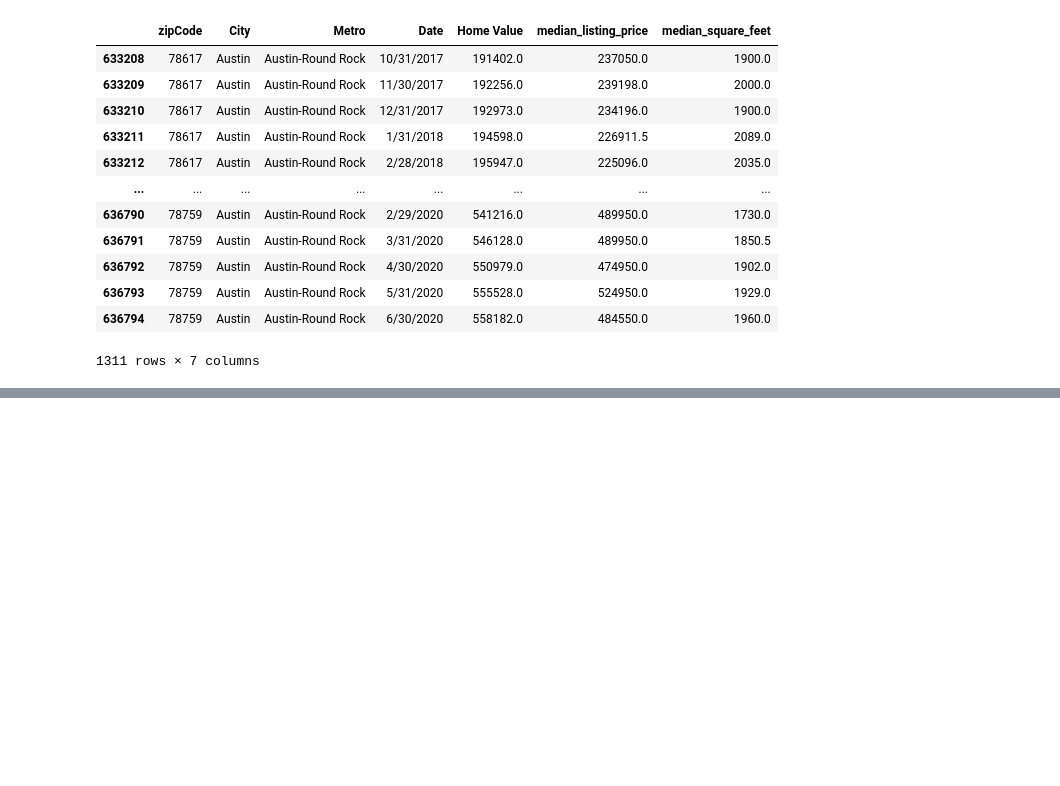
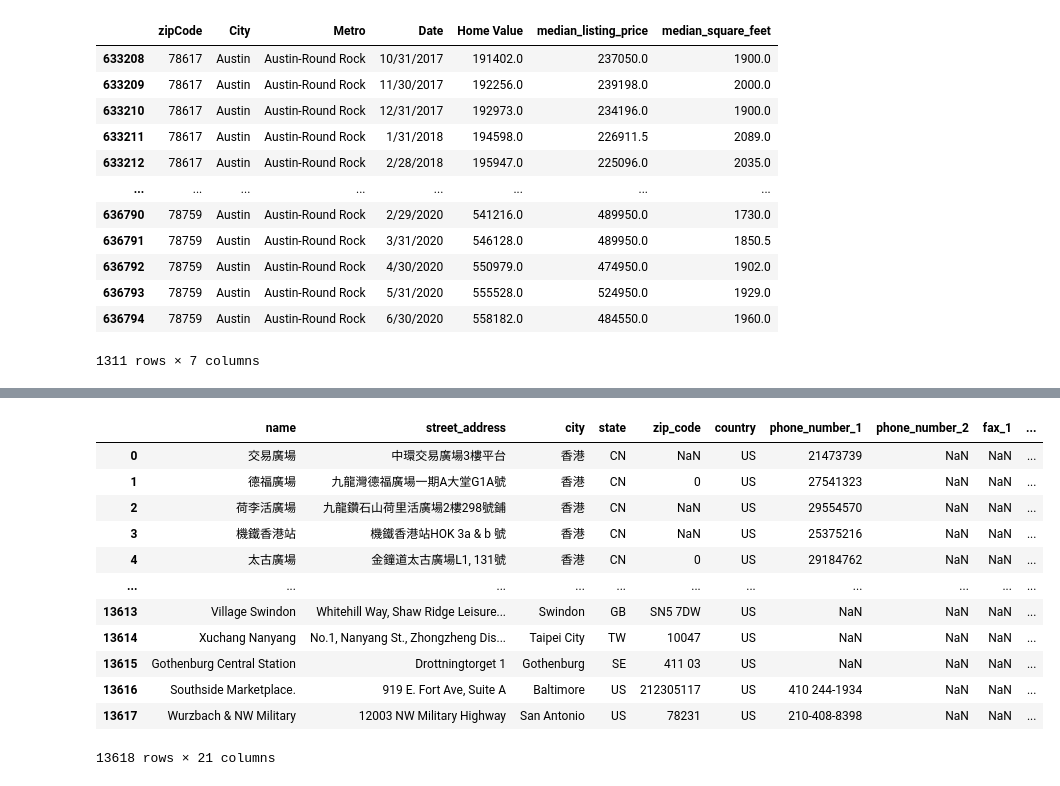
Before and after one commit to EGeorge2021r/Fintech5Falcons, a Jupyter notebook: Resources/project1_estate_data.ipynb, the cells around one changed output, grey strips where cells are left out. Saved outputs shown, nothing was run; the diff lists cells and outputs as text; code cells hidden in the pictures; blank space fills up the shorter version.

Commit message:
Updated Startucks location data

```diff
--- a/Resources/project1_estate_data.ipynb
+++ b/Resources/project1_estate_data.ipynb
@@ -122,0 +129,23 @@ austin_estate_df
+# %%
+# Using the read_csv function and Path module, create a DataFrame
+# by importing the starbucks_data.csv file from the Resources folder
+
+starbucks_data_df= pd.read_csv(
+    Path("../Resources/data/starbucks_data.csv")
+)
+# Review the first and last five rows of the DataFrame
+starbucks_data_df
+# %% [output]
+|  | name | street_address | city | state | zip_code | country | phone_number_1 | phone_number_2 | fax_1 | ... |
+| 0 | 交易廣場 | 中環交易廣場3樓平台 | 香港 | CN | NaN | US | 21473739 | NaN | NaN | ... |
+| 1 | 德福廣場 | 九龍灣德福廣場一期A大堂G1A號 | 香港 | CN | 0 | US | 27541323 | NaN | NaN | ... |
+| 2 | 荷李活廣場 | 九龍鑽石山荷里活廣場2樓298號鋪 | 香港 | CN | NaN | US | 29554570 | NaN | NaN | ... |
+| 3 | 機鐵香港站 | 機鐵香港站HOK 3a & b 號 | 香港 | CN | NaN | US | 25375216 | NaN | NaN | ... |
+| 4 | 太古廣場 | 金鐘道太古廣場L1, 131號 | 香港 | CN | 0 | US | 29184762 | NaN | NaN | ... |
+| ... | ... | ... | ... | ... | ... | ... | ... | ... | ... | ... |
+| 13613 | Village Swindon | Whitehill Way, Shaw Ridge Leisure... | Swindon | GB | SN5 7DW | US | NaN | NaN | NaN | ... |
+| 13614 | Xuchang Nanyang | No.1, Nanyang St., Zhongzheng Dis... | Taipei City | TW | 10047 | US | NaN | NaN | NaN | ... |
+| 13615 | Gothenburg Central Station | Drottningtorget 1 | Gothenburg | SE | 411 03 | US | NaN | NaN | NaN | ... |
+| 13616 | Southside Marketplace. | 919 E. Fort Ave, Suite A | Baltimore | US | 212305117 | US | 410 244-1934 | NaN | NaN | ... |
+| 13617 | Wurzbach & NW Military | 12003 NW Military Highway | San Antonio | US | 78231 | US | 210-408-8398 | NaN | NaN | ... |
+13618 rows × 21 columns
```
Also changed, not shown: parts of 7 cells of this notebook, 2 other files.
